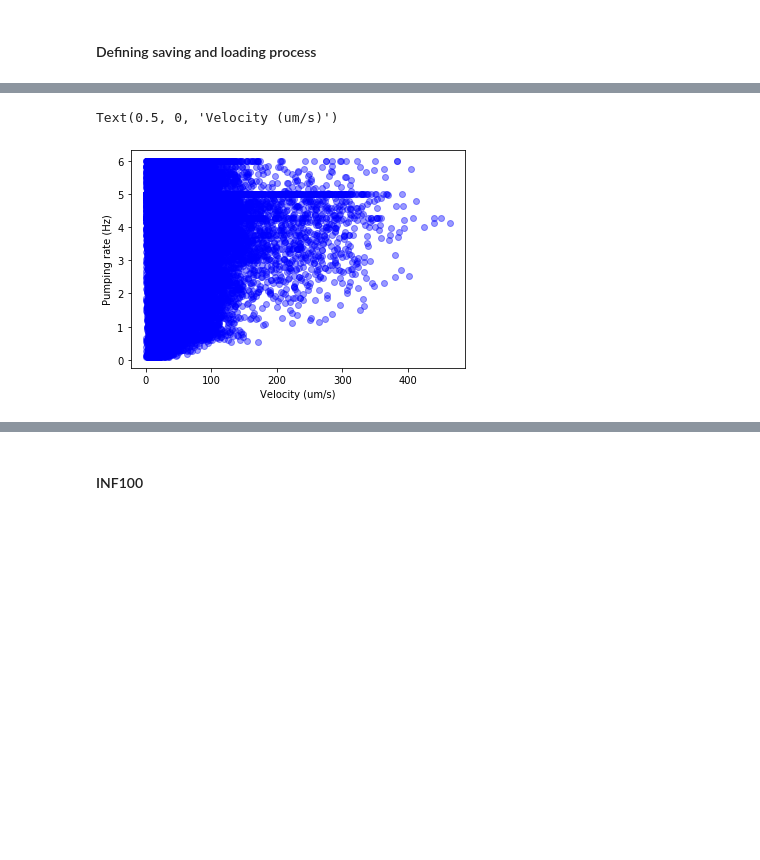
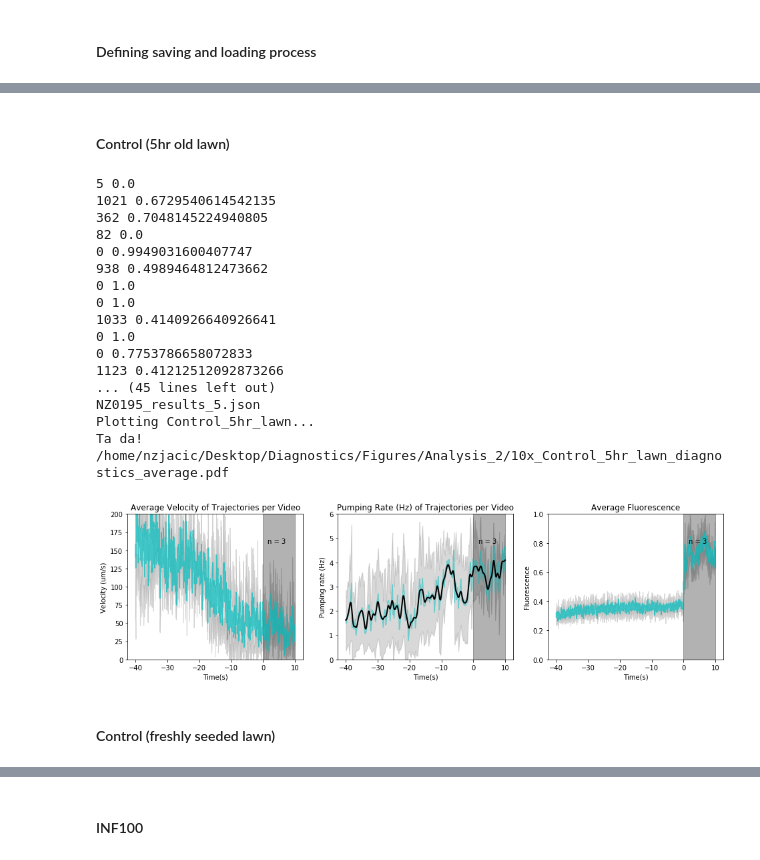
Before and after one commit to scholz-lab/Pharaglow-Analysis, a Jupyter notebook: Post-pharaglow_V&P_analysis(easysave).ipynb, the cells around one changed output, grey strips where cells are left out. Drawn from its saved outputs; the diff is of its cells as text; code cells hidden in the pictures; blank space fills up the shorter version.

```diff
--- a/Post-pharaglow_V&P_analysis(easysave).ipynb
+++ b/Post-pharaglow_V&P_analysis(easysave).ipynb
@@ -349,15 +359,14 @@ Not saved
 # %%
-v, pr = [], []
-for idx in Data.keys():
-    if Data[idx]['enter']:
-        # pumping rate using rolling mean rate in a rolling 1 second window
-        #tmp = pd.Series(df[idx]['binaryPumpsCut']).rolling(fps).sum()
-        tmp = Data[idx]['pumpInterpCut']
-        pr.append(tmp)
-        v.append(Data[idx]['velocityCut'])
-plt.scatter(v, pr, color = 'blue', alpha = 0.4)
-plt.ylabel('Pumping rate (Hz)')
-plt.xlabel('Velocity (um/s)')
+# v, pr = [], []
+# for idx in Data.keys():
+#     if Data[idx]['enter']:
+#         # pumping rate using rolling mean rate in a rolling 1 second window
+#         #tmp = pd.Series(df[idx]['binaryPumpsCut']).rolling(fps).sum()
+#         tmp = Data[idx]['pumpInterpCut']
+#         pr.append(tmp)
+#         v.append(Data[idx]['velocityCut'])
+# plt.scatter(v, pr, color = 'blue', alpha = 0.4)
+# plt.ylabel('Pumping rate (Hz)')
+# plt.xlabel('Velocity (um/s)')
-# %% [output]
-Text(0.5, 0, 'Velocity (um/s)')
-[figure, removed]
+# %% [markdown]
+#### Control (5hr old lawn)
@@ -363,0 +375,25 @@ Text(0.5, 0, 'Velocity (um/s)')
+# %%
+Data = loadPharaglow(strains, directories, index=8)
+Data = alignData(Data, tBefore=tBefore, tAfter=tAfter)
+graphing(Data, strains[8], avgplot, method = 'average', save = 'Yes')
+# %% [output]
+5 0.0
+1021 0.6729540614542135
+362 0.7048145224940805
+82 0.0
+0 0.9949031600407747
+938 0.4989464812473662
+0 1.0
+0 1.0
+1033 0.4140926640926641
+0 1.0
+0 0.7753786658072833
+1123 0.41212512092873266
+... (45 lines left out)
+NZ0195_results_5.json
+Plotting Control_5hr_lawn...
+Ta da!
+/home/nzjacic/Desktop/Diagnostics/Figures/Analysis_2/10x_Control_5hr_lawn_diagnostics_average.pdf
+[figure, added]
+# %% [markdown]
+#### Control (freshly seeded lawn)
```
Also changed, not shown: parts of 25 cells of this notebook.
